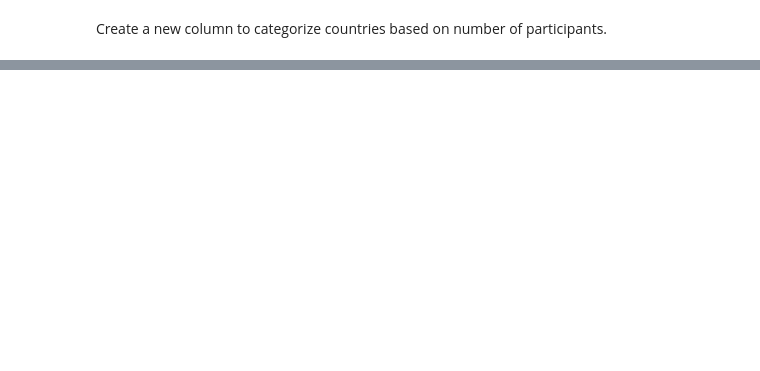
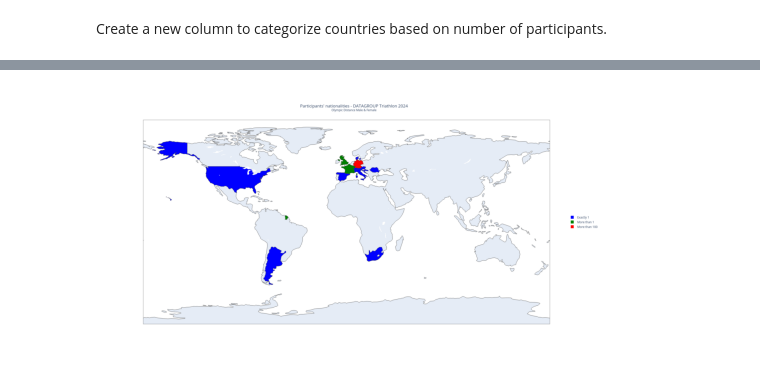
Before and after one commit to uberl/triathlon-capstone, a Jupyter notebook: participants-nationalities.ipynb, the cells around one changed output, grey strips where cells are left out. Saved outputs shown, nothing was run; the diff lists cells and outputs as text; code cells hidden in the pictures; blank space fills up the shorter version.

```diff
--- a/participants-nationalities.ipynb
+++ b/participants-nationalities.ipynb
@@ -141,0 +146,7 @@ fig.show()
+# %%
+img = mpimg.imread("participants-nationalities.png")
+plt.imshow(img)
+plt.axis("off")  # Hide axes
+plt.show()
+# %% [output]
+[figure, added]
```
Also changed, not shown: parts of 6 cells of this notebook, 1 other file.
